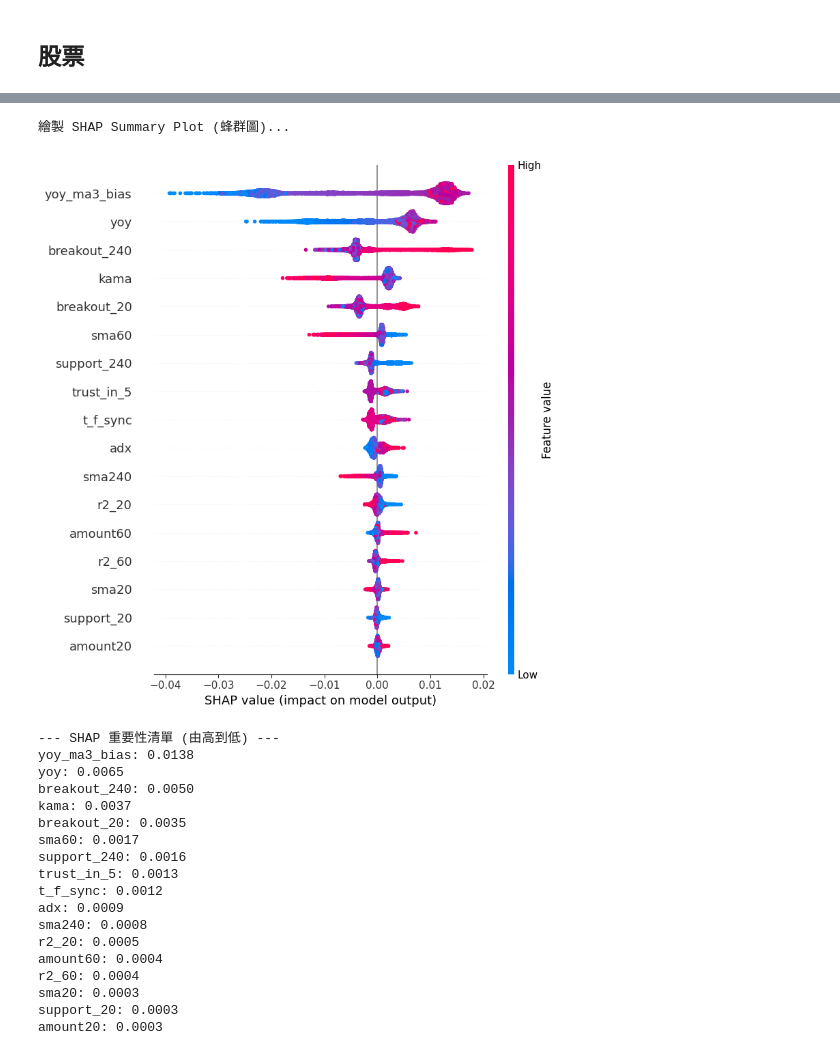
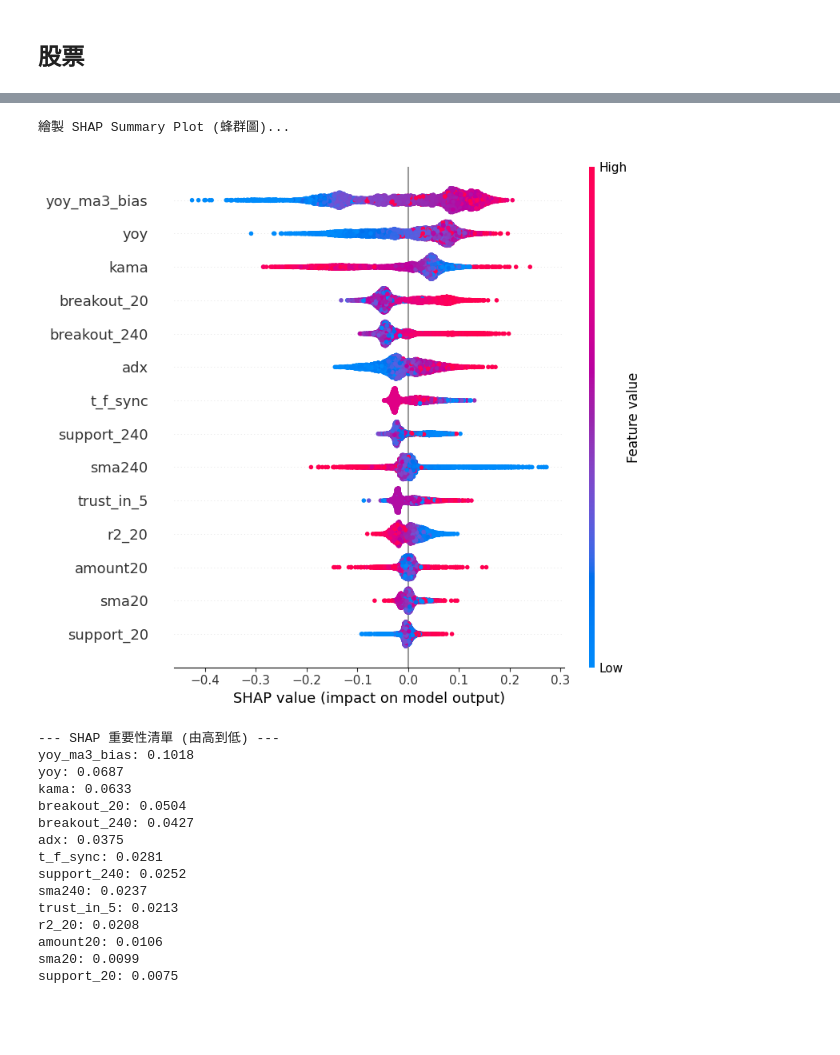
Before and after one commit to peter613/kitsune_stock_system, a Jupyter notebook: sandbox/catboost_research.ipynb, the cells around one changed output, grey strips where cells are left out. Cells and saved outputs as stored; diff of their text form; code cells hidden in the pictures; blank space fills up the shorter version.

```diff
--- a/sandbox/catboost_research.ipynb
+++ b/sandbox/catboost_research.ipynb
@@ -23,13 +23,13 @@ col =[ col for col in df.columns]
 
 X_col = [
     	# 均線與技術指標
-        "sma20", "sma60", "sma240", "kama", "adx",
+        "sma20", "sma240", "kama", "adx",
 
         # 趨勢強度
-        "r2_20", "r2_60",
+        "r2_20",
 
         # 流動性 (Log化)
-        "amount20", "amount60",
+        "amount20",
 
         # 籌碼與法人動能
         "trust_in_5", "t_f_sync",
@@ -74,7 +74,7 @@ test_pool = Pool(
 
 # --- 2. 訓練模型 ---
 model = CatBoostRanker(
-    iterations=10000,
+    iterations=9500,
     learning_rate=0.001,
     depth=6,
     loss_function='YetiRank',
@@ -82,7 +82,7 @@ model = CatBoostRanker(
     custom_metric=['PrecisionAt:top=5'],
     verbose=100,
     random_seed=42,
-    early_stopping_rounds=1000,
+    # early_stopping_rounds=3000,
 )
 
 print("開始訓練 (Shooting High Mode)...")
@@ -141,20 +141,17 @@ Shrink model to first 189 iterations.
 繪製 SHAP Summary Plot (蜂群圖)...
-[figure, old version]
+[figure, new version]
 --- SHAP 重要性清單 (由高到低) ---
-yoy_ma3_bias: 0.0138
-yoy: 0.0065
-breakout_240: 0.0050
-kama: 0.0037
-breakout_20: 0.0035
-sma60: 0.0017
-support_240: 0.0016
-trust_in_5: 0.0013
-t_f_sync: 0.0012
-adx: 0.0009
-sma240: 0.0008
-r2_20: 0.0005
-amount60: 0.0004
-r2_60: 0.0004
-sma20: 0.0003
-support_20: 0.0003
-amount20: 0.0003
+yoy_ma3_bias: 0.1018
+yoy: 0.0687
+kama: 0.0633
+breakout_20: 0.0504
+breakout_240: 0.0427
+adx: 0.0375
+t_f_sync: 0.0281
+support_240: 0.0252
+sma240: 0.0237
+trust_in_5: 0.0213
+r2_20: 0.0208
+amount20: 0.0106
+sma20: 0.0099
+support_20: 0.0075
```
Also changed, not shown: parts of 1 cell of this notebook, 14 other files.
